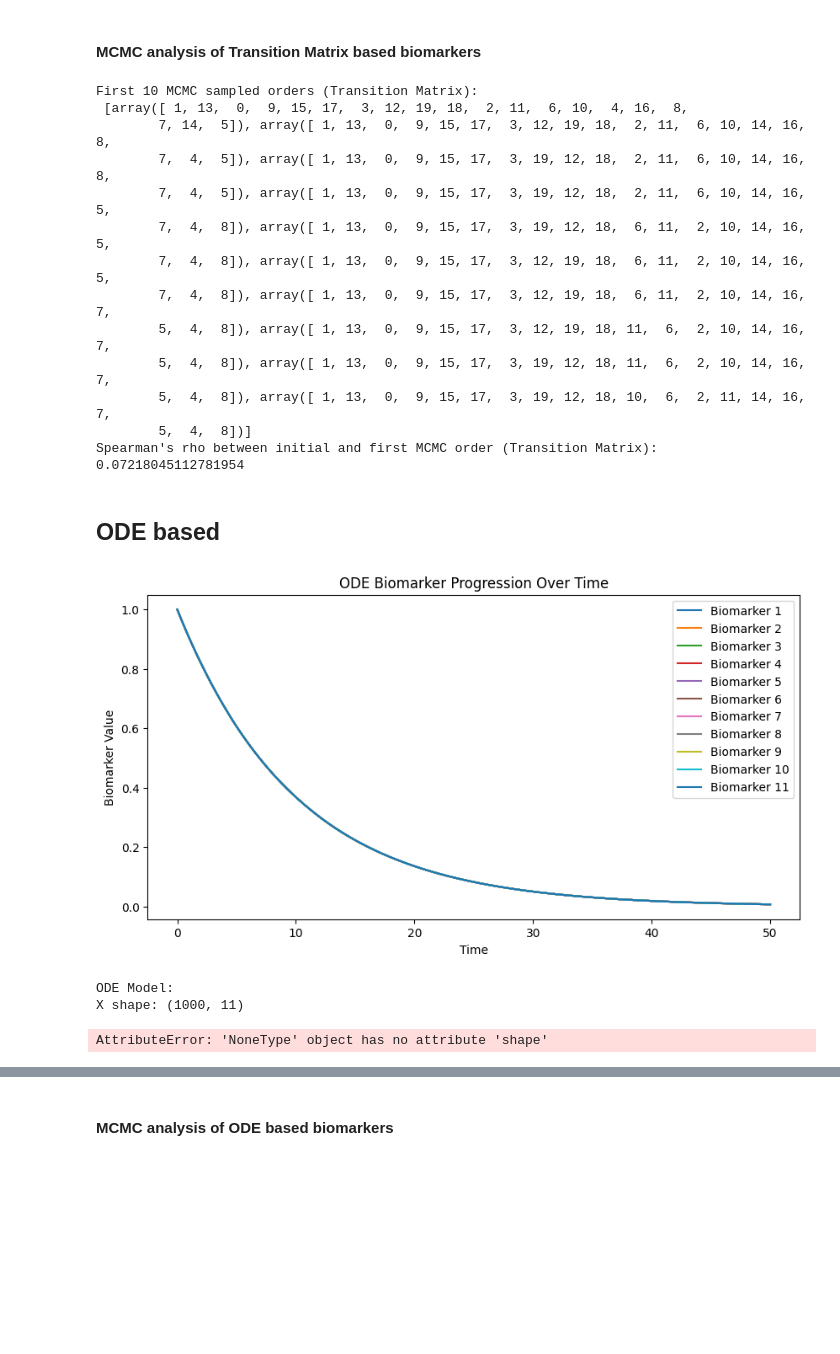
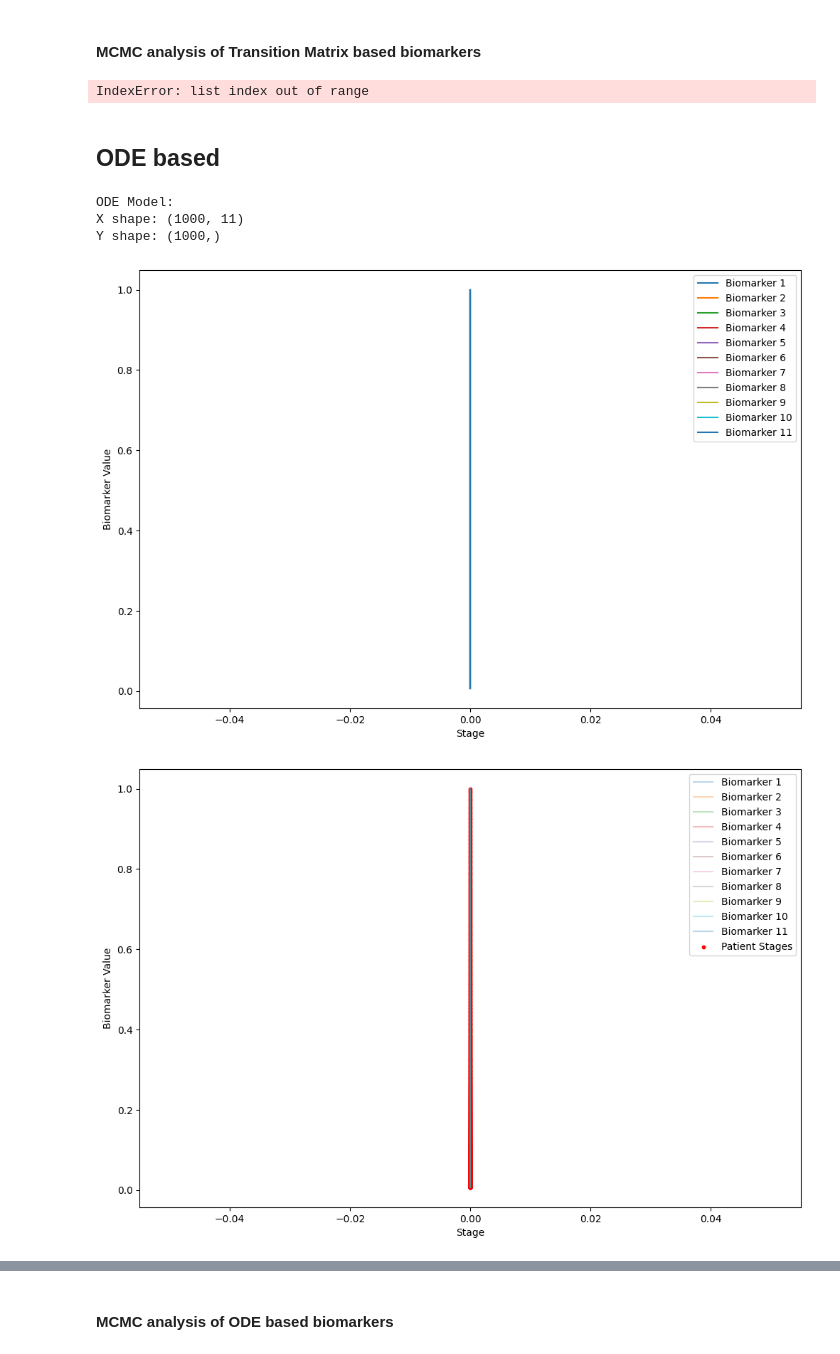
Before and after one commit to LAMCIG/Progression_models_simulations, a Jupyter notebook: simulation_class/biomarker_simulation_demo.ipynb, the cells around one changed output, grey strips where cells are left out. Drawn from its saved outputs; the diff is of its cells as text; code cells hidden in the pictures; blank space fills up the shorter version.

Commit message:
+distro_fitter added into mcmc_analysis +added new plotting functions under biomarker_simulation +new docstrings +updated demo

```diff
--- a/simulation_class/biomarker_simulation_demo.ipynb
+++ b/simulation_class/biomarker_simulation_demo.ipynb
@@ -103,54 +126,53 @@ Y shape: (1020,)
 # %% [markdown]
 #### MCMC analysis of Transition Matrix based biomarkers
 # %%
-# Assuming X_transition and y_transition are from the transition matrix model
-mcmc_analysis_transition = MCMCAnalysis(X_mat, y_mat)
+mcmc_analysis_transition = MCMCAnalysis(X_transition, y_transition)
 first_ten_orders_transition, rho_transition, loglike_transition, update_iters_transition, probas_transition = mcmc_analysis_transition.perform_analysis()
 
 print("First 10 MCMC sampled orders (Transition Matrix):\n", first_ten_orders_transition)
 print("Spearman's rho between initial and first MCMC order (Transition Matrix):", rho_transition)
 # %% [output]
-First 10 MCMC sampled orders (Transition Matrix):
- [array([ 1, 13,  0,  9, 15, 17,  3, 12, 19, 18,  2, 11,  6, 10,  4, 16,  8,
-        7, 14,  5]), array([ 1, 13,  0,  9, 15, 17,  3, 12, 19, 18,  2, 11,  6, 10, 14, 16,  8,
-        7,  4,  5]), array([ 1, 13,  0,  9, 15, 17,  3, 19, 12, 18,  2, 11,  6, 10, 14, 16,  8,
-        7,  4,  5]), array([ 1, 13,  0,  9, 15, 17,  3, 19, 12, 18,  2, 11,  6, 10, 14, 16,  5,
-        7,  4,  8]), array([ 1, 13,  0,  9, 15, 17,  3, 19, 12, 18,  6, 11,  2, 10, 14, 16,  5,
-        7,  4,  8]), array([ 1, 13,  0,  9, 15, 17,  3, 12, 19, 18,  6, 11,  2, 10, 14, 16,  5,
-        7,  4,  8]), array([ 1, 13,  0,  9, 15, 17,  3, 12, 19, 18,  6, 11,  2, 10, 14, 16,  7,
-        5,  4,  8]), array([ 1, 13,  0,  9, 15, 17,  3, 12, 19, 18, 11,  6,  2, 10, 14, 16,  7,
-        5,  4,  8]), array([ 1, 13,  0,  9, 15, 17,  3, 19, 12, 18, 11,  6,  2, 10, 14, 16,  7,
-        5,  4,  8]), array([ 1, 13,  0,  9, 15, 17,  3, 19, 12, 18, 10,  6,  2, 11, 14, 16,  7,
-        5,  4,  8])]
-Spearman's rho between initial and first MCMC order (Transition Matrix): 0.07218045112781954
+IndexError: list index out of range
 # %% [markdown]
 ## ODE based
 # %%
-n_patients_stage = {}  # not used for ODE but needed for class instantiation
+from biomarker_simulation import BiomarkerSimulation
+from biomarker_utils import generate_transition_matrix, initialize_biomarkers
+import matplotlib.pyplot as plt
+import numpy as np
+
+# Params for the ODE model
+n_patients_stage_ode = {}  # not used for ODE but needed for class instantiation
 biomarkers_params_ode = {
     'y_init': np.array([1.0] * 11),  # initial conditions for each biomarker
     't_span': (0, 50),
     'n_steps': 1000
 }
 
-simulator_ode = BiomarkerSimulation(n_patients_stage, biomarkers_params_ode, 'ode')
-X_ode, y_ode, stages = simulator_ode.simulate()
-simulator_ode.plot_biomarkers()
+# Instantiate and simulate using the ODE model
+simulator_ode = BiomarkerSimulation(n_patients_stage_ode, biomarkers_params_ode, 'ode', n_stages=40)
+X_ode, y_ode, stages_ode = simulator_ode.simulate()
 
 print("ODE Model:")
 print("X shape:", X_ode.shape)
 print("Y shape:", y_ode.shape)
 
-# plotting single biomarker progression
+# Plot biomarker progression
+simulator_ode.plot_biomarkers()
+simulator_ode.plot_patient_stages()
+simulator_ode.plot_biomarker_distribution(biomarker_index=0)
+
+# Plot a specific biomarker's progression over time
 plt.figure(figsize=(10, 5))
-plt.plot(simulator_ode.t, X_ode[:, 3], label='Biomarker 3 Progression') #idx
+plt.plot(np.linspace(biomarkers_params_ode['t_span'][0], biomarkers_params_ode['t_span'][1], biomarkers_params_ode['n_steps']), X_ode[:, 3], label='Biomarker 3 Progression')
 plt.title("ODE Biomarker Progression Over Time")
 plt.xlabel('Time')
 plt.ylabel('Biomarker Value')
 plt.legend()
 plt.show()
 # %% [output]
+ODE Model:
+X shape: (1000, 11)
+Y shape: (1000,)
-[figure, old version]
+[figure, new version]
-ODE Model:
-X shape: (1000, 11)
-AttributeError: 'NoneType' object has no attribute 'shape'
+[figure, added]
```
Also changed, not shown: parts of 8 cells of this notebook, 6 other files.
